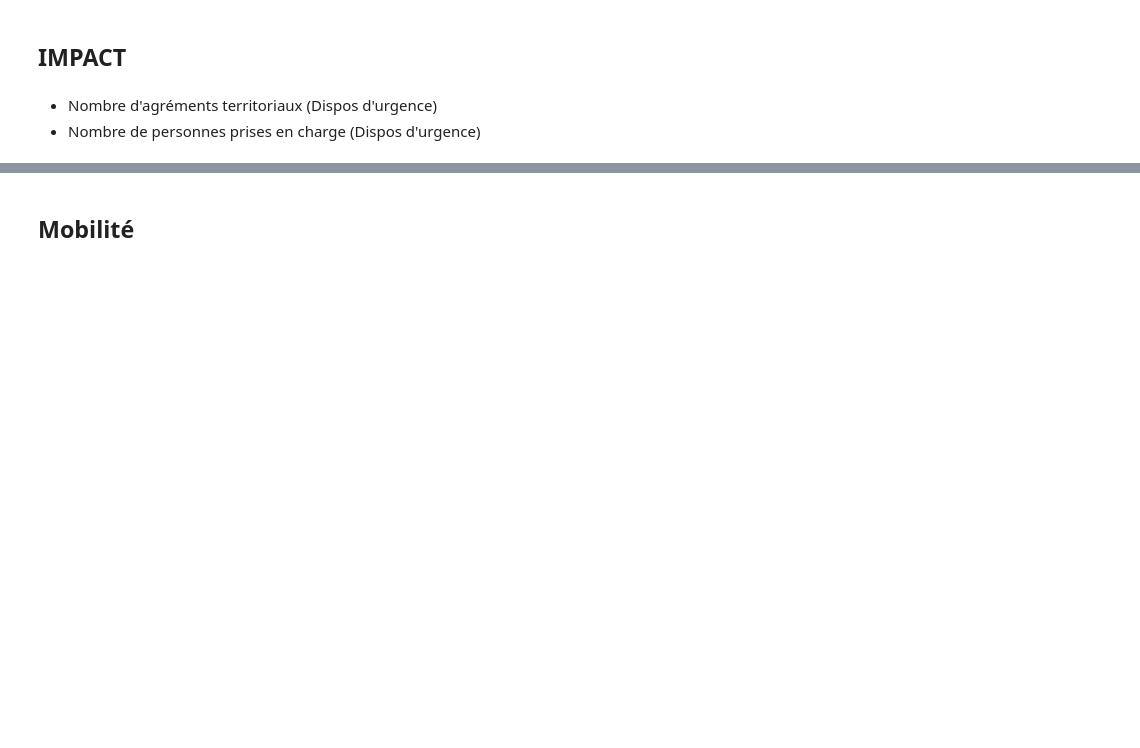
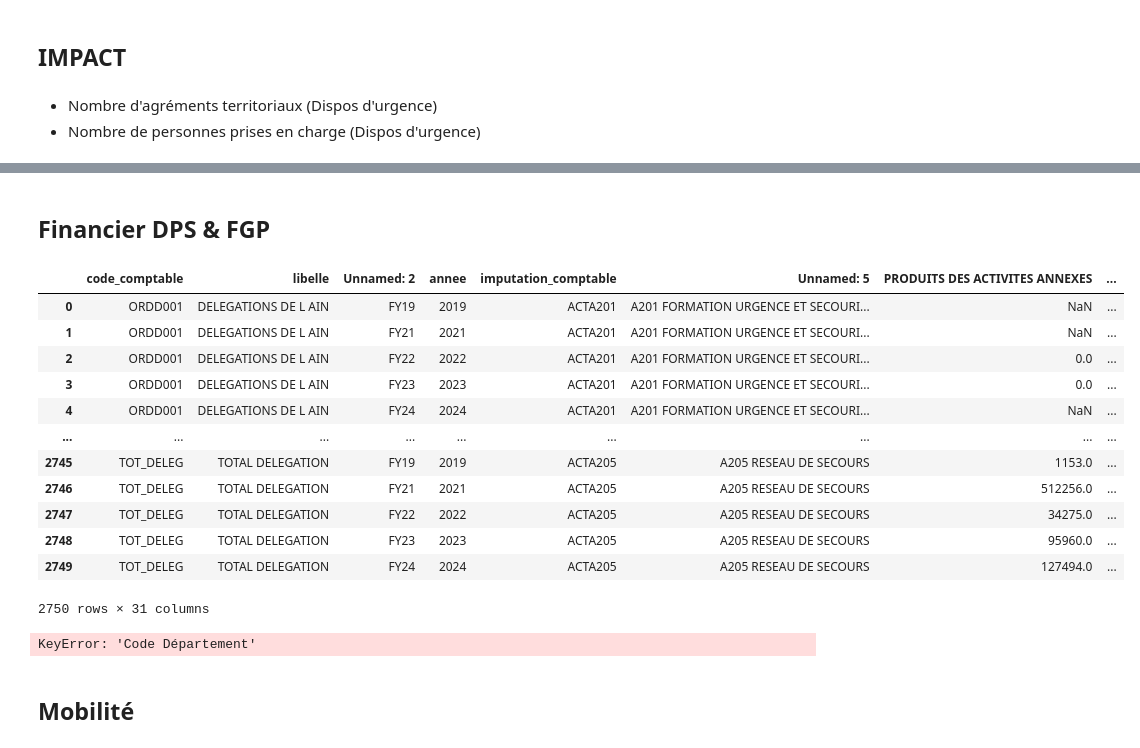
Before and after one commit to Croix-rouge-test/Code-PAT, a Jupyter notebook: Code_CSA.ipynb, the cells around one changed output, grey strips where cells are left out. Cells and saved outputs as stored; diff of their text form; code cells hidden in the pictures; blank space fills up the shorter version.

```diff
--- a/Code_CSA.ipynb
+++ b/Code_CSA.ipynb
@@ -332,0 +287,2 @@ dt_prod, dt_resnet, dt_resnet_corr_prod, dt_treso_brute, dt_ul_ant_prod, dt_ul_a
+# %%
+financier_DPS = get_as_dataframe(gspread_client.open_by_url('https://docs.google.com/spreadsheets/d/145xeh1LkmYzTSW2zeAwHqmLyjmw_tobICHf-oXZmUFI/').worksheet('Base Smtw 03.03.25'))
@@ -507,3 +487,28 @@ indicateurs_impact()
+# %% [markdown]
+## Financier DPS & FGP
+# %%
+financier_DPS
+# %% [output]
+|  | code_comptable | libelle | Unnamed: 2 | annee | imputation_comptable | Unnamed: 5 | PRODUITS DES ACTIVITES ANNEXES | ... |
+| 0 | ORDD001 | DELEGATIONS DE L AIN | FY19 | 2019 | ACTA201 | A201 FORMATION URGENCE ET SECOURI... | NaN | ... |
+| 1 | ORDD001 | DELEGATIONS DE L AIN | FY21 | 2021 | ACTA201 | A201 FORMATION URGENCE ET SECOURI... | NaN | ... |
+| 2 | ORDD001 | DELEGATIONS DE L AIN | FY22 | 2022 | ACTA201 | A201 FORMATION URGENCE ET SECOURI... | 0.0 | ... |
+| 3 | ORDD001 | DELEGATIONS DE L AIN | FY23 | 2023 | ACTA201 | A201 FORMATION URGENCE ET SECOURI... | 0.0 | ... |
+| 4 | ORDD001 | DELEGATIONS DE L AIN | FY24 | 2024 | ACTA201 | A201 FORMATION URGENCE ET SECOURI... | NaN | ... |
+| ... | ... | ... | ... | ... | ... | ... | ... | ... |
+| 2745 | TOT_DELEG | TOTAL DELEGATION | FY19 | 2019 | ACTA205 | A205 RESEAU DE SECOURS | 1153.0 | ... |
+| 2746 | TOT_DELEG | TOTAL DELEGATION | FY21 | 2021 | ACTA205 | A205 RESEAU DE SECOURS | 512256.0 | ... |
+| 2747 | TOT_DELEG | TOTAL DELEGATION | FY22 | 2022 | ACTA205 | A205 RESEAU DE SECOURS | 34275.0 | ... |
+| 2748 | TOT_DELEG | TOTAL DELEGATION | FY23 | 2023 | ACTA205 | A205 RESEAU DE SECOURS | 95960.0 | ... |
+| 2749 | TOT_DELEG | TOTAL DELEGATION | FY24 | 2024 | ACTA205 | A205 RESEAU DE SECOURS | 127494.0 | ... |
+2750 rows × 31 columns
+# %%
+df_Secours_ProduitsDPS = indicateur_financier_DPS(financier_DPS, df_ref_structure)
+financier_DPS_DT = indicateur_financier_DPS_DT(df_Secours_ProduitsDPS, rattachement_court)
+financier_FGP = indicateur_financier_FGP(financier_FGP, df_ref_structure)
+financier_FGP_DT = indicateur_financier_FGP_DT(financier_FGP, rattachement_court)
+# %% [output]
+KeyError: 'Code Département'
 # %% [markdown]
 ## Mobilité
 # %% [markdown]
```
Also changed, not shown: parts of 55 cells of this notebook.
